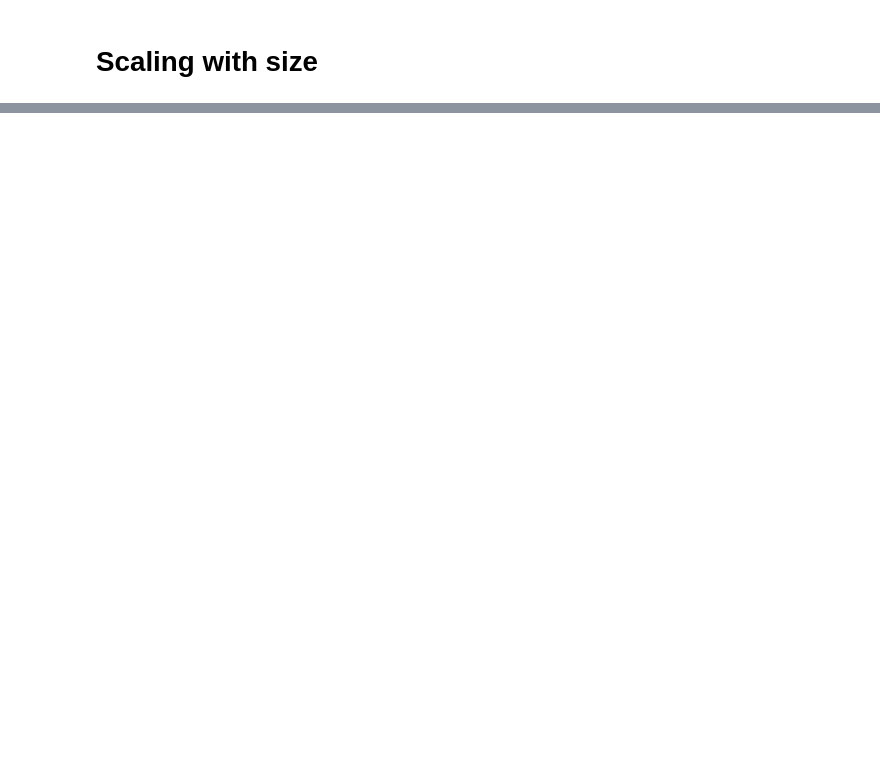
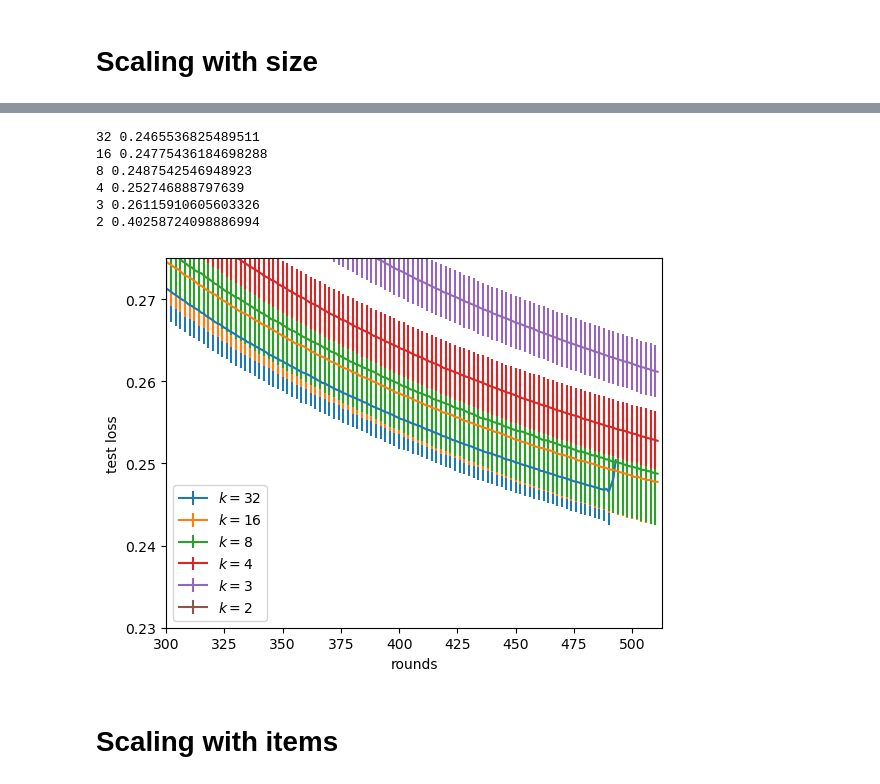
Before and after one commit to arashbm/gossip_training, a Jupyter notebook: stds_and_losses.ipynb, the cells around one changed output, grey strips where cells are left out. Cells and saved outputs as stored; diff of their text form; code cells hidden in the pictures; blank space fills up the shorter version.

```diff
--- a/stds_and_losses.ipynb
+++ b/stds_and_losses.ipynb
@@ -325,0 +408,31 @@ ax.legend()
+# %%
+fig, ax = plt.subplots()
+
+for degree, test_loss in degree_test_losses.items():
+    max_len = max(map(len, test_loss))
+    loss = [l + [np.nan]*(max_len - len(l)) for l in test_loss]
+    ax.errorbar(
+            x=np.arange(max_len),
+            y=np.nanmean(loss, axis=0),
+            yerr=1.96*(np.nanstd(loss, axis=0)/np.sum(~np.isnan(loss), axis=0)**0.5),
+            errorevery=2,
+            label=f"$k={degree}$")
+    print(degree, np.min(np.nanmean(loss, axis=0)))
+# ax.set_yscale("log")
+# ax.set_xscale("log")
+ax.set_xlabel("rounds")
+ax.set_ylabel("test loss")
+ax.set_xlim(300, 513)
+ax.set_ylim(2.3e-1, 2.75e-1)
+ax.legend()
+fig.savefig("figures/test_loss_scaling_degree.pdf")
+# %% [output]
+32 0.2465536825489511
+16 0.24775436184698288
+8 0.2487542546948923
+4 0.252746888797639
+3 0.26115910605603326
+2 0.40258724098886994
+[figure, added]
+# %% [markdown]
+# Scaling with items
```
Also changed, not shown: parts of 36 cells of this notebook.
